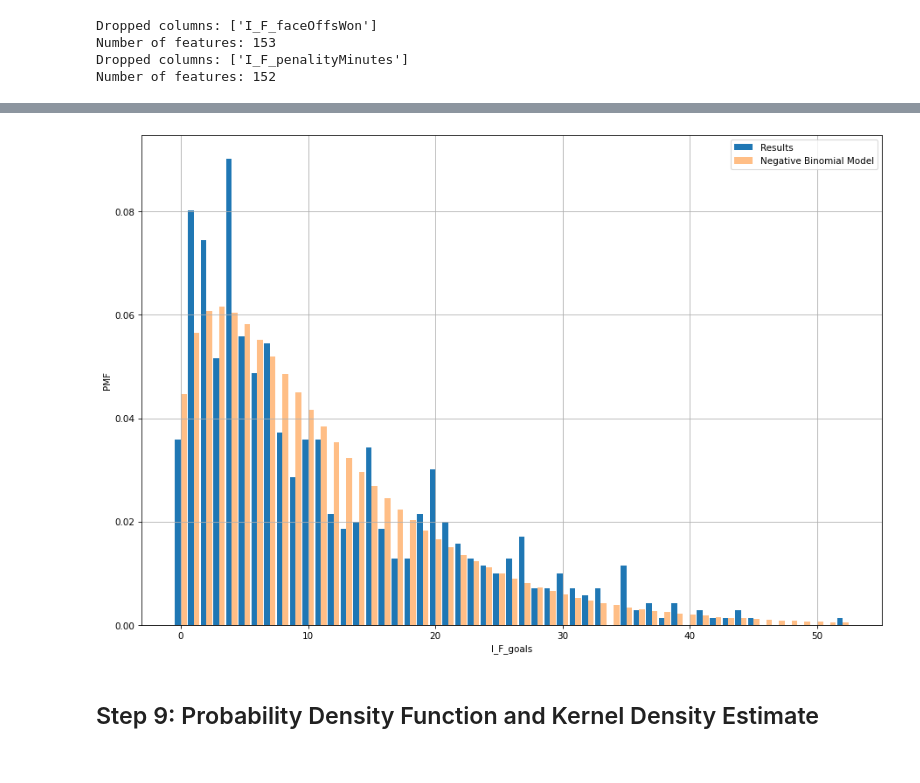
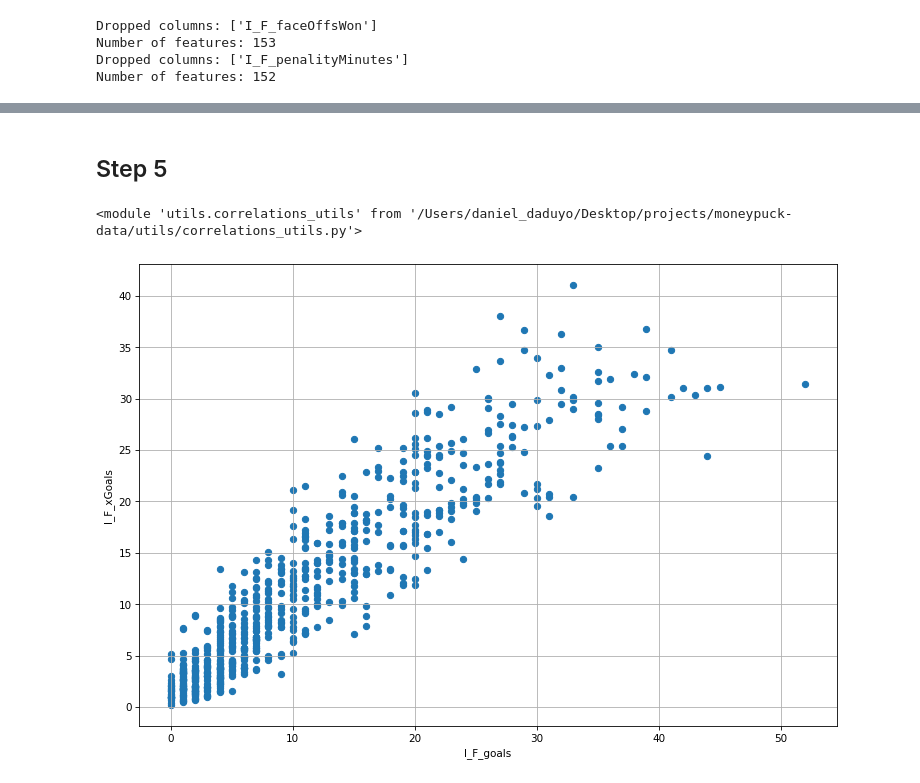
Before and after one commit to thedanicode24/moneypuck-data, a Jupyter notebook: skaters/correlations.ipynb, the cells around one changed output, grey strips where cells are left out. Drawn from its saved outputs; the diff is of its cells as text; code cells hidden in the pictures.

Commit message:
started relationship between variables: scatterplots

```diff
--- a/skaters/correlations.ipynb
+++ b/skaters/correlations.ipynb
@@ -15,7 +15,8 @@ from utils import df_utils, distributions_utils, pmf_utils, cdf_utils, modeling_
 # %% [markdown]
 ## Step 1: Import the dataset
 # %%
-skaters_df = "https://moneypuck.com/moneypuck/playerData/seasonSummary/2024/regular/skaters.csv"
+#skaters_df = "https://moneypuck.com/moneypuck/playerData/seasonSummary/2024/regular/skaters.csv"
+skaters_df = "../data/skaters.csv"
 df = pd.read_csv(skaters_df)
 df.head(5)
 # %% [output]
@@ -59,5 +66,5 @@ Number of features: 152
 # %%
-feature="I_F_goals"
+feature1="I_F_goals"
+feature2="I_F_xGoals"
 situation = "all"
 min_games_played = 20
-name_player="Auston Matthews"
@@ -173,14 +71,14 @@ cdf_utils.plot_two_cdfs(vals1, vals2, name1="Forward", name2="Defencemen", xlabe
-# %%
-all_situations_df = df[(df["situation"] == situation) & (df["games_played"] >= min_games_played)]
-
-top_score = int(all_situations_df[feature].max())
-
-modeling_distributions_utils.plot_negative_binomial(
-    all_situations_df,
-    feature,
-    range(top_score+1),
-    xlabel=feature)
-# %% [output]
-[figure, removed]
-# %% [markdown]
-## Step 9: Probability Density Function and Kernel Density Estimate
+# %%
+df_goals = df[(df["situation"]==situation) & (df["games_played"]>=min_games_played)]
+# %% [markdown]
+## Step 5
+# %%
+from utils import correlations_utils
+import importlib
+importlib.reload(correlations_utils)
+# %% [output]
+<module 'utils.correlations_utils' from '/Users/daniel_daduyo/Desktop/projects/moneypuck-data/utils/correlations_utils.py'>
+# %%
+correlations_utils.plot_scatter(df_goals[feature1], df_goals[feature2], xlabel=feature1, ylabel=feature2)
+# %% [output]
+[figure, added]
```
Also changed, not shown: parts of 17 cells of this notebook, 1 other file.
